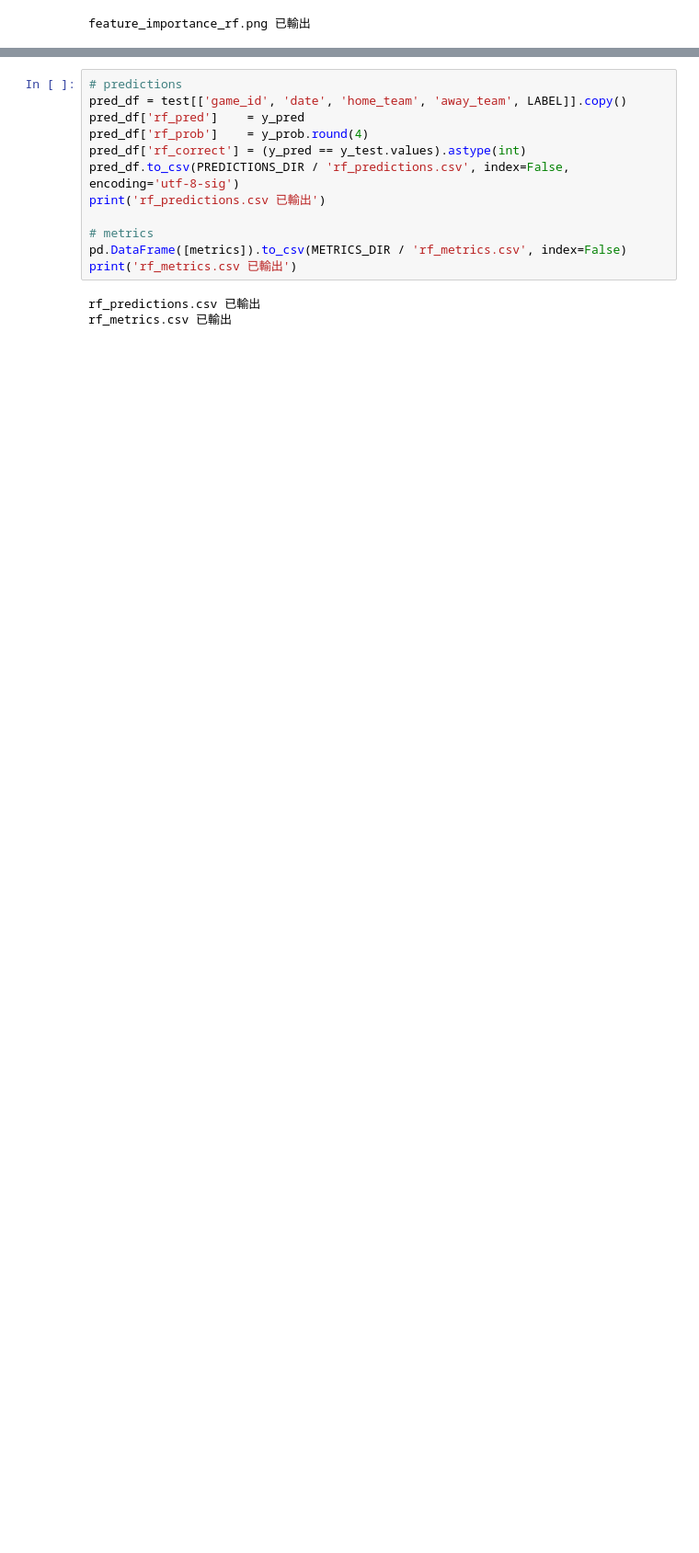
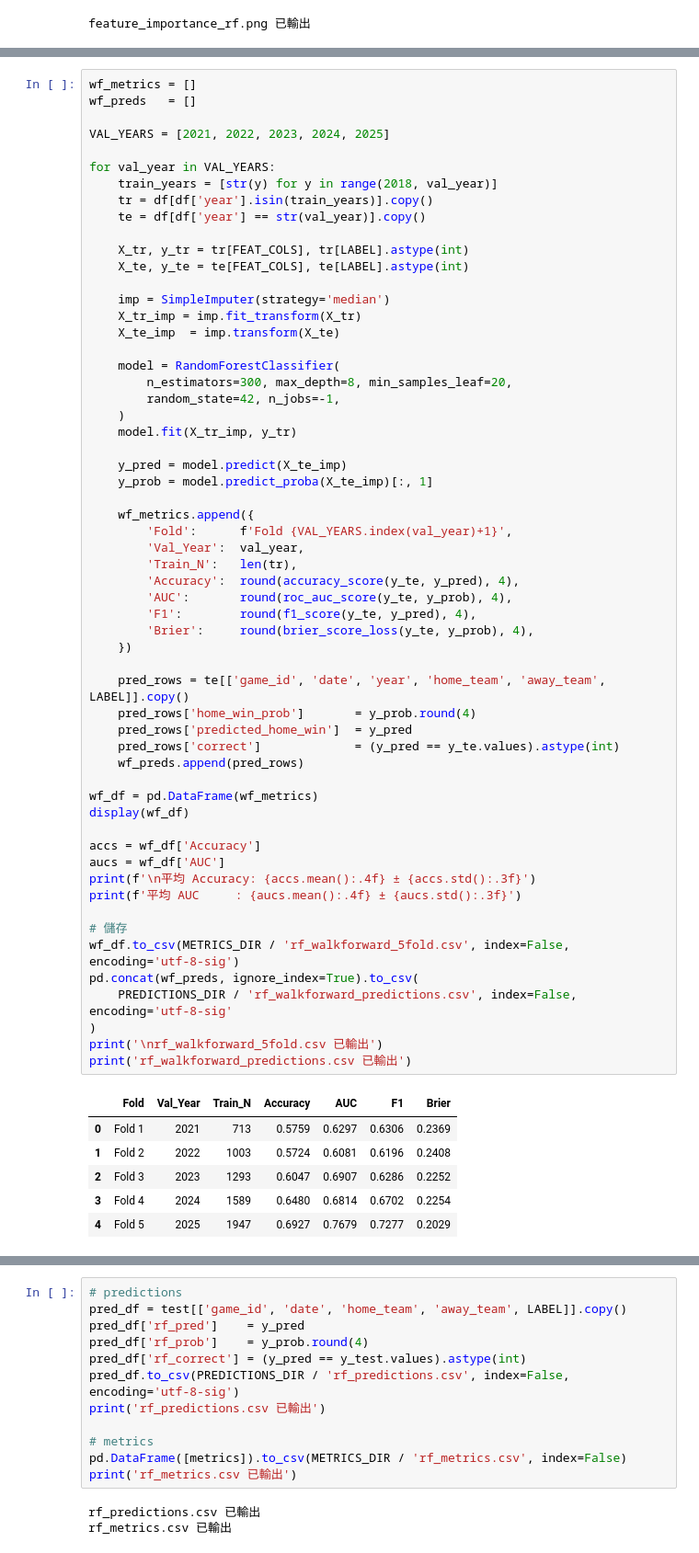
Before and after one commit to EricWeng-tech/final_representation_CPBL, a Jupyter notebook: notebooks/01_random_forest.ipynb, the cells around one changed output, grey strips where cells are left out. Shown at 92% size. Cells and saved outputs as stored; diff of their text form; blank space fills up the shorter version.

```diff
--- a/notebooks/01_random_forest.ipynb
+++ b/notebooks/01_random_forest.ipynb
@@ -148,0 +185,65 @@ feature_importance_rf.png 已輸出
+# %%
+wf_metrics = []
+wf_preds   = []
+
+VAL_YEARS = [2021, 2022, 2023, 2024, 2025]
+
+for val_year in VAL_YEARS:
+    train_years = [str(y) for y in range(2018, val_year)]
+    tr = df[df['year'].isin(train_years)].copy()
+    te = df[df['year'] == str(val_year)].copy()
+
+    X_tr, y_tr = tr[FEAT_COLS], tr[LABEL].astype(int)
+    X_te, y_te = te[FEAT_COLS], te[LABEL].astype(int)
+
+    imp = SimpleImputer(strategy='median')
+    X_tr_imp = imp.fit_transform(X_tr)
+    X_te_imp  = imp.transform(X_te)
+
+    model = RandomForestClassifier(
+        n_estimators=300, max_depth=8, min_samples_leaf=20,
+        random_state=42, n_jobs=-1,
+    )
+    model.fit(X_tr_imp, y_tr)
+
+    y_pred = model.predict(X_te_imp)
+    y_prob = model.predict_proba(X_te_imp)[:, 1]
+
+    wf_metrics.append({
+        'Fold':      f'Fold {VAL_YEARS.index(val_year)+1}',
+        'Val_Year':  val_year,
+        'Train_N':   len(tr),
+        'Accuracy':  round(accuracy_score(y_te, y_pred), 4),
+        'AUC':       round(roc_auc_score(y_te, y_prob), 4),
+        'F1':        round(f1_score(y_te, y_pred), 4),
+        'Brier':     round(brier_score_loss(y_te, y_prob), 4),
+    })
+
+    pred_rows = te[['game_id', 'date', 'year', 'home_team', 'away_team', LABEL]].copy()
+    pred_rows['home_win_prob']       = y_prob.round(4)
+    pred_rows['predicted_home_win']  = y_pred
+    pred_rows['correct']             = (y_pred == y_te.values).astype(int)
+    wf_preds.append(pred_rows)
+
+wf_df = pd.DataFrame(wf_metrics)
+display(wf_df)
+
+accs = wf_df['Accuracy']
+aucs = wf_df['AUC']
+print(f'\n平均 Accuracy: {accs.mean():.4f} ± {accs.std():.3f}')
+print(f'平均 AUC     : {aucs.mean():.4f} ± {aucs.std():.3f}')
+
+# 儲存
+wf_df.to_csv(METRICS_DIR / 'rf_walkforward_5fold.csv', index=False, encoding='utf-8-sig')
+pd.concat(wf_preds, ignore_index=True).to_csv(
+    PREDICTIONS_DIR / 'rf_walkforward_predictions.csv', index=False, encoding='utf-8-sig'
+)
+print('\nrf_walkforward_5fold.csv 已輸出')
+print('rf_walkforward_predictions.csv 已輸出')
+# %% [output]
+|  | Fold | Val_Year | Train_N | Accuracy | AUC | F1 | Brier |
+| 0 | Fold 1 | 2021 | 713 | 0.5759 | 0.6297 | 0.6306 | 0.2369 |
+| 1 | Fold 2 | 2022 | 1003 | 0.5724 | 0.6081 | 0.6196 | 0.2408 |
+| 2 | Fold 3 | 2023 | 1293 | 0.6047 | 0.6907 | 0.6286 | 0.2252 |
+| 3 | Fold 4 | 2024 | 1589 | 0.6480 | 0.6814 | 0.6702 | 0.2254 |
+| 4 | Fold 5 | 2025 | 1947 | 0.6927 | 0.7679 | 0.7277 | 0.2029 |
```
Also changed, not shown: parts of 5 cells of this notebook, 11 other files.
